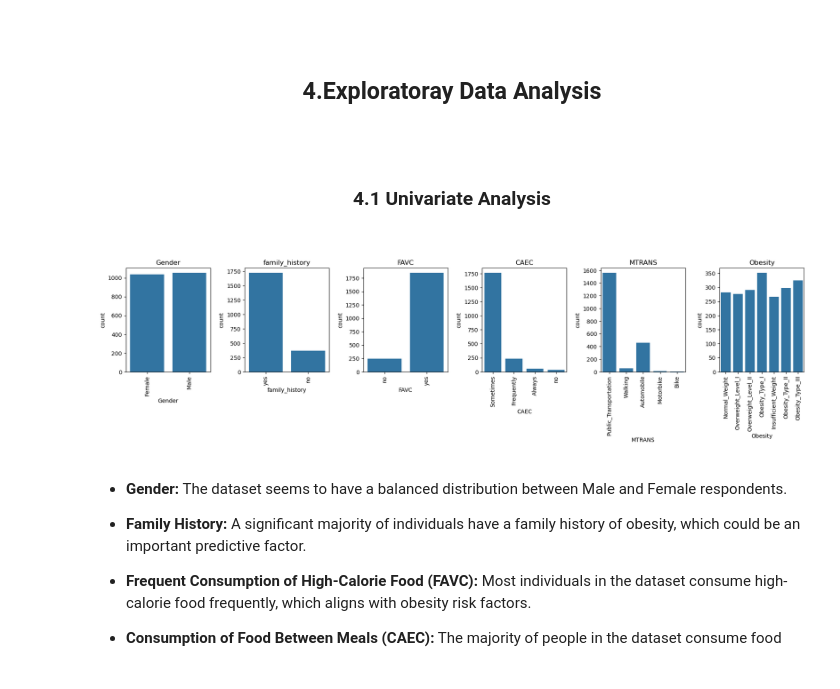
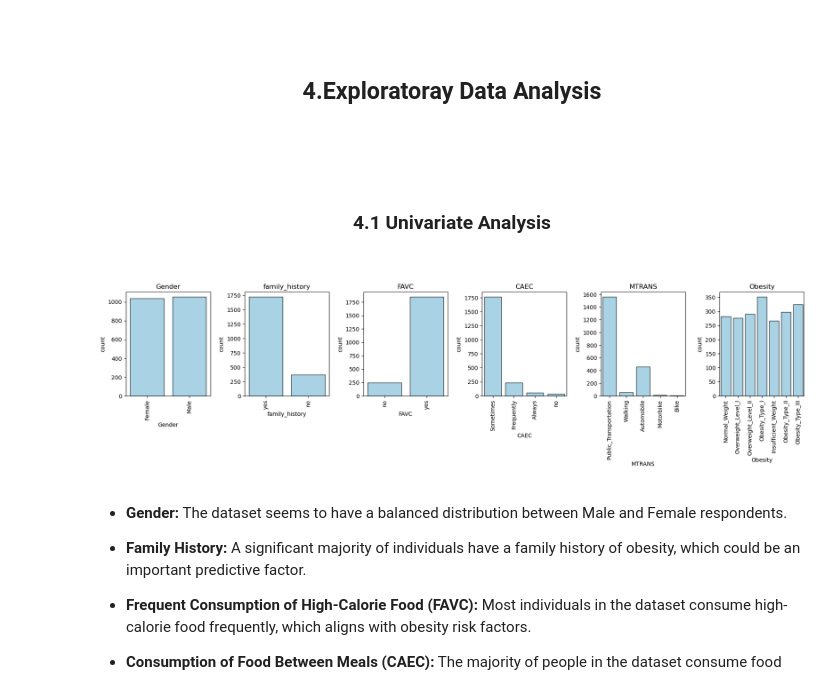
Before and after one commit to lamelkekana/Obesity_Prediction, a Jupyter notebook: obesity_prediction.ipynb, the cells around one changed output. Cells and saved outputs as stored; diff of their text form; code cells hidden in the pictures.

```diff
--- a/obesity_prediction.ipynb
+++ b/obesity_prediction.ipynb
@@ -383,25 +383,29 @@ Duplicate row count after dropping duplicates: 0
     <h2><strong>4.Exploratoray Data Analysis</strong></h2>
 </div>
 # %% [markdown]
+#
+
 <div style="text-align: center; padding: 10px;">
     <h3><strong>4.1 Univariate Analysis</strong></h3>
 </div>
 # %%
 # Univariate analysis - Categorical features (display all categorical features with 5 per row)
 categorical_columns = ['Gender', 'family_history', 'FAVC', 'CAEC', 'MTRANS', 'Obesity']
 
 # Set up subplots: 1 row, 6 columns
 fig, axes = plt.subplots(1, 6, figsize=(18, 5))  # Wide figure to fit all plots
 
+glossy_style = {'alpha': 0.8, 'edgecolor': 'black'}
+
 for i, col in enumerate(categorical_columns):
-    sns.countplot(x=df[col], ax=axes[i])
+    sns.countplot(x=df[col], ax=axes[i], color='skyblue', **glossy_style)
     axes[i].set_title(f'{col}')
     axes[i].tick_params(axis='x', rotation=90)
 
 plt.tight_layout(pad=1.5)  # Adjust padding for better spacing
 plt.show()
 # %% [output]
-[figure, old version]
+[figure, new version]
 # %% [markdown]
 - __Gender:__ The dataset seems to have a balanced distribution between Male and Female respondents.
 
```
Also changed, not shown: parts of 13 cells of this notebook.
